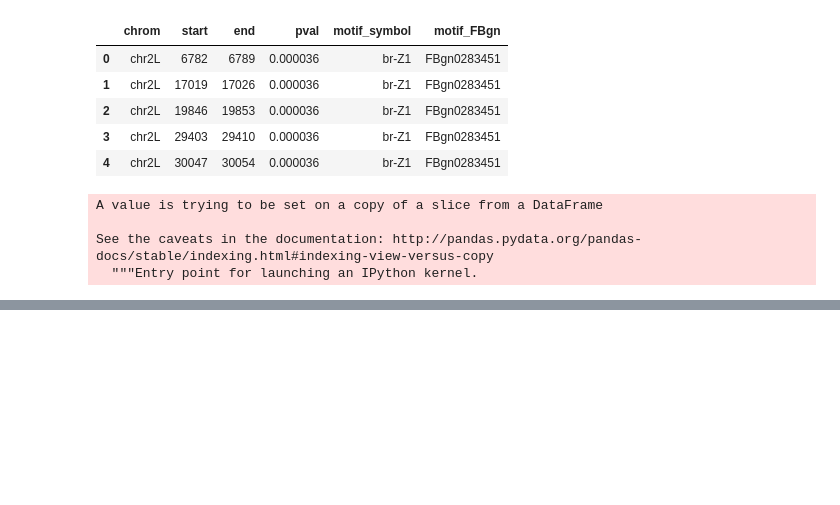
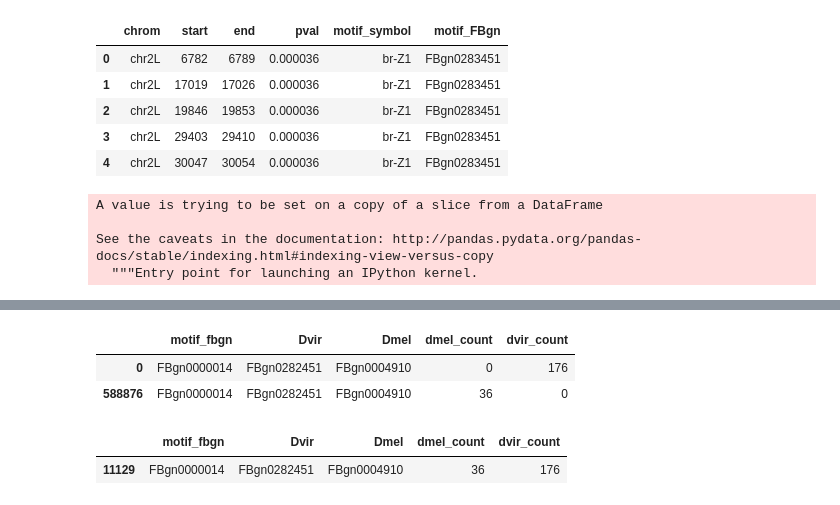
Before and after one commit to isabelleberger/s2cell-prior, a Jupyter notebook: notebook/2018-02-16_fimo_w_virilis.ipynb, the cells around one changed output, grey strips where cells are left out. Drawn from its saved outputs; the diff is of its cells as text; code cells hidden in the pictures; blank space fills up the shorter version.

Commit message:
creates matrix w motif counts virilis, melanogaster

```diff
--- a/notebook/2018-02-16_fimo_w_virilis.ipynb
+++ b/notebook/2018-02-16_fimo_w_virilis.ipynb
@@ -314,0 +283,16 @@ dmel.merge(dvir, on=['motif_fbgn','target_gene'], how='inner')
+# %%
+mel_worthologs['dmel_count'] = mel_worthologs['binary']
+mel_worthologs['dvir_count'] = 0
+# %%
+vir_worthologs.drop('binary', axis=1, inplace=True)
+mel_worthologs.drop('binary', axis=1, inplace=True)
+# %%
+together = pd.concat([vir_worthologs, mel_worthologs])
+# %%
+together.drop_duplicates(inplace=True)
+# %%
+together[(together.motif_fbgn == 'FBgn0000014') & (together.Dvir == 'FBgn0282451')]
+# %% [output]
+|  | motif_fbgn | Dvir | Dmel | dmel_count | dvir_count |
+| 0 | FBgn0000014 | FBgn0282451 | FBgn0004910 | 0 | 176 |
+| 588876 | FBgn0000014 | FBgn0282451 | FBgn0004910 | 36 | 0 |
@@ -314,0 +303,5 @@ dmel.merge(dvir, on=['motif_fbgn','target_gene'], how='inner')
+# %%
+sumattempt[(sumattempt.motif_fbgn == 'FBgn0000014') & (sumattempt.Dvir == 'FBgn0282451')]
+# %% [output]
+|  | motif_fbgn | Dvir | Dmel | dmel_count | dvir_count |
+| 11129 | FBgn0000014 | FBgn0282451 | FBgn0004910 | 36 | 176 |
```
Also changed, not shown: parts of 49 cells of this notebook.
